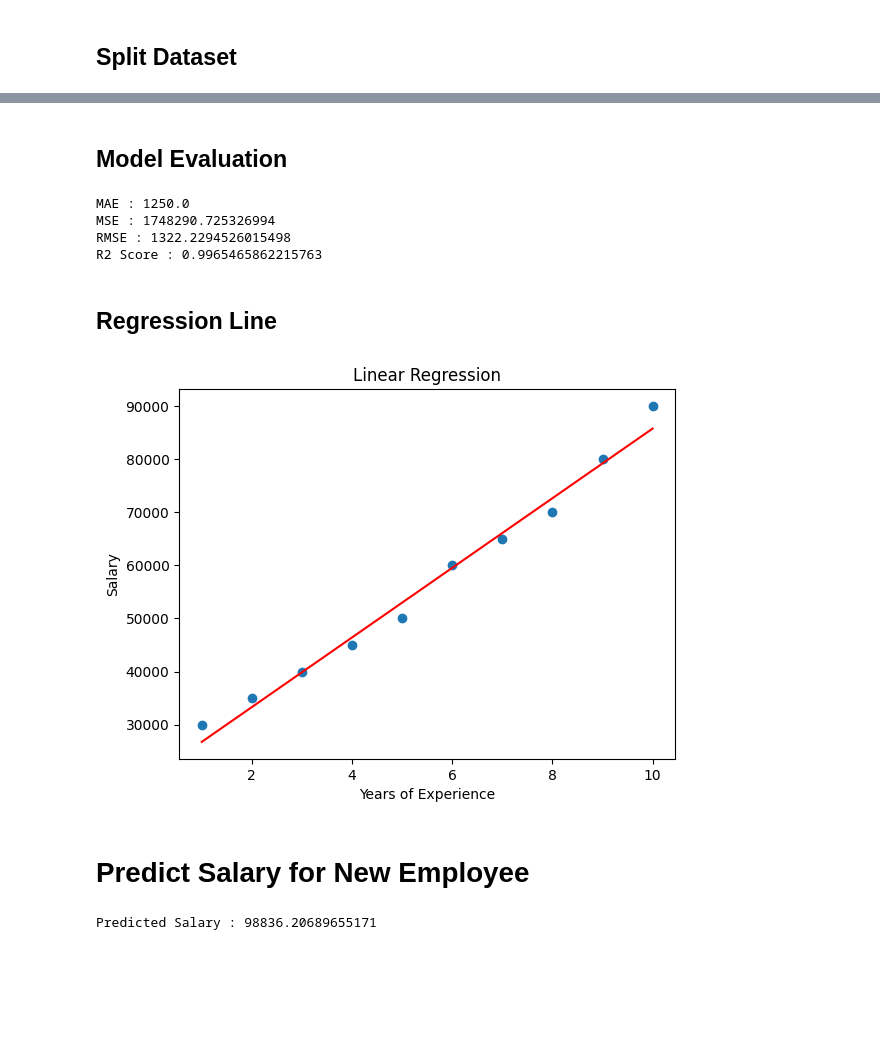
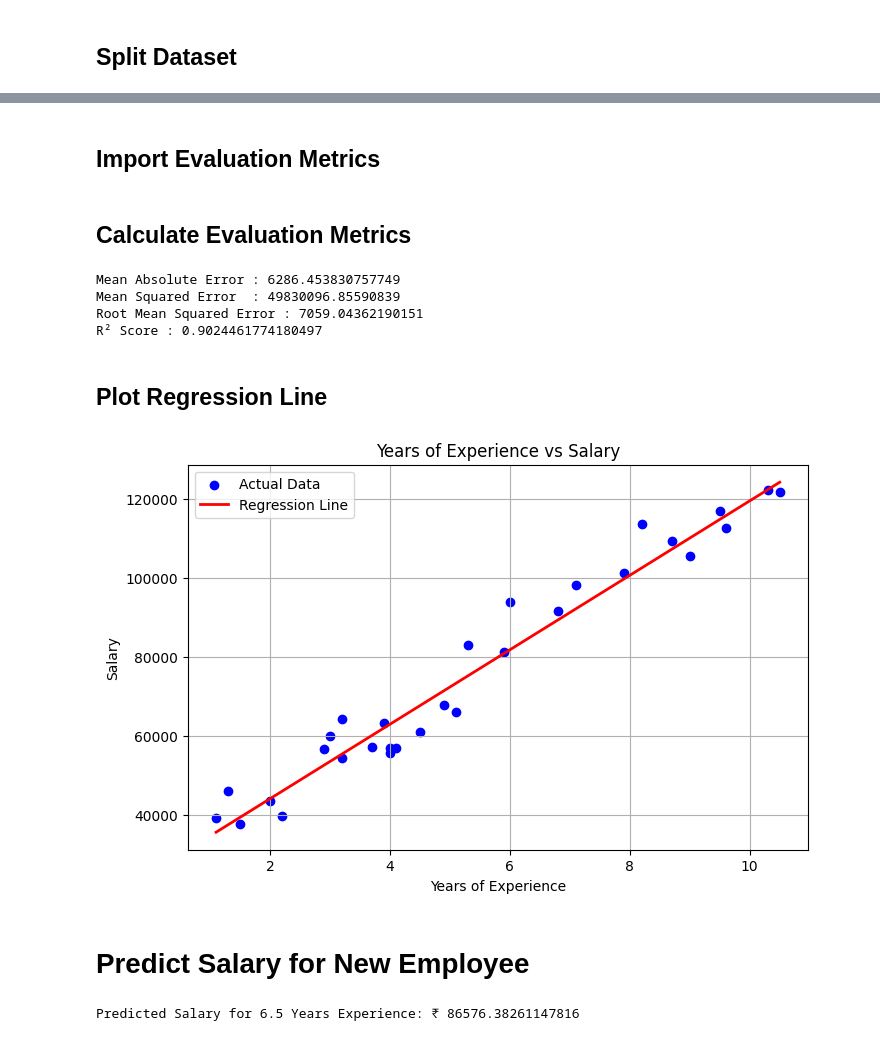
Before and after one commit to varunsingh-dev/machine-learning, a Jupyter notebook: 03_Linear_Regression/Linear_Regression.ipynb, the cells around one changed output, grey strips where cells are left out. Cells and saved outputs as stored; diff of their text form; code cells hidden in the pictures; blank space fills up the shorter version.

```diff
--- a/03_Linear_Regression/Linear_Regression.ipynb
+++ b/03_Linear_Regression/Linear_Regression.ipynb
@@ -37,0 +19,4 @@ df
+# %%
+df = pd.read_csv("/content/Salary_Data.csv")
+
+df.head()
@@ -111,2 +178,2 @@ array([79181.03448276, 33318.96551724])
 # %% [markdown]
-## Model Evaluation
+## Import Evaluation Metrics
@@ -113,51 +186,52 @@ array([79181.03448276, 33318.96551724])
+# %% [markdown]
+## Calculate Evaluation Metrics
 # %%
-from sklearn.metrics import mean_absolute_error
-from sklearn.metrics import mean_squared_error
-from sklearn.metrics import r2_score
+mae = mean_absolute_error(y_test, y_pred)
 
-mae = mean_absolute_error(y_test,y_pred)
-
-mse = mean_squared_error(y_test,y_pred)
+mse = mean_squared_error(y_test, y_pred)
 
 rmse = np.sqrt(mse)
 
-r2 = r2_score(y_test,y_pred)
+r2 = r2_score(y_test, y_pred)
 
-print("MAE :",mae)
-
-print("MSE :",mse)
-
-print("RMSE :",rmse)
-
-print("R2 Score :",r2)
+print("Mean Absolute Error :", mae)
+print("Mean Squared Error  :", mse)
+print("Root Mean Squared Error :", rmse)
+print("R² Score :", r2)
 # %% [output]
-MAE : 1250.0
-MSE : 1748290.725326994
-RMSE : 1322.2294526015498
-R2 Score : 0.9965465862215763
+Mean Absolute Error : 6286.453830757749
+Mean Squared Error  : 49830096.85590839
+Root Mean Squared Error : 7059.04362190151
+R² Score : 0.9024461774180497
 # %% [markdown]
-## Regression Line
+## Plot Regression Line
 # %%
-plt.scatter(X,y)
+plt.figure(figsize=(8,5))
 
-plt.plot(X,model.predict(X),color="red")
+plt.scatter(X, y, color="blue", label="Actual Data")
+
+plt.plot(X, model.predict(X), color="red", linewidth=2, label="Regression Line")
+
+plt.title("Years of Experience vs Salary")
 
 plt.xlabel("Years of Experience")
 
 plt.ylabel("Salary")
 
-plt.title("Linear Regression")
+plt.legend()
+
+plt.grid(True)
 
 plt.show()
 # %% [output]
-[figure, old version]
+[figure, new version]
 # %% [markdown]
 #  Predict Salary for New Employee
 # %%
-experience = [[12]]
+experience = np.array([[6.5]])
 
-prediction = model.predict(experience)
+predicted_salary = model.predict(experience)
 
-print("Predicted Salary :",prediction[0])
+print("Predicted Salary for 6.5 Years Experience: ₹", predicted_salary[0])
 # %% [output]
-Predicted Salary : 98836.20689655171
+Predicted Salary for 6.5 Years Experience: ₹ 86576.38261147816
```
Also changed, not shown: parts of 40 cells of this notebook.
